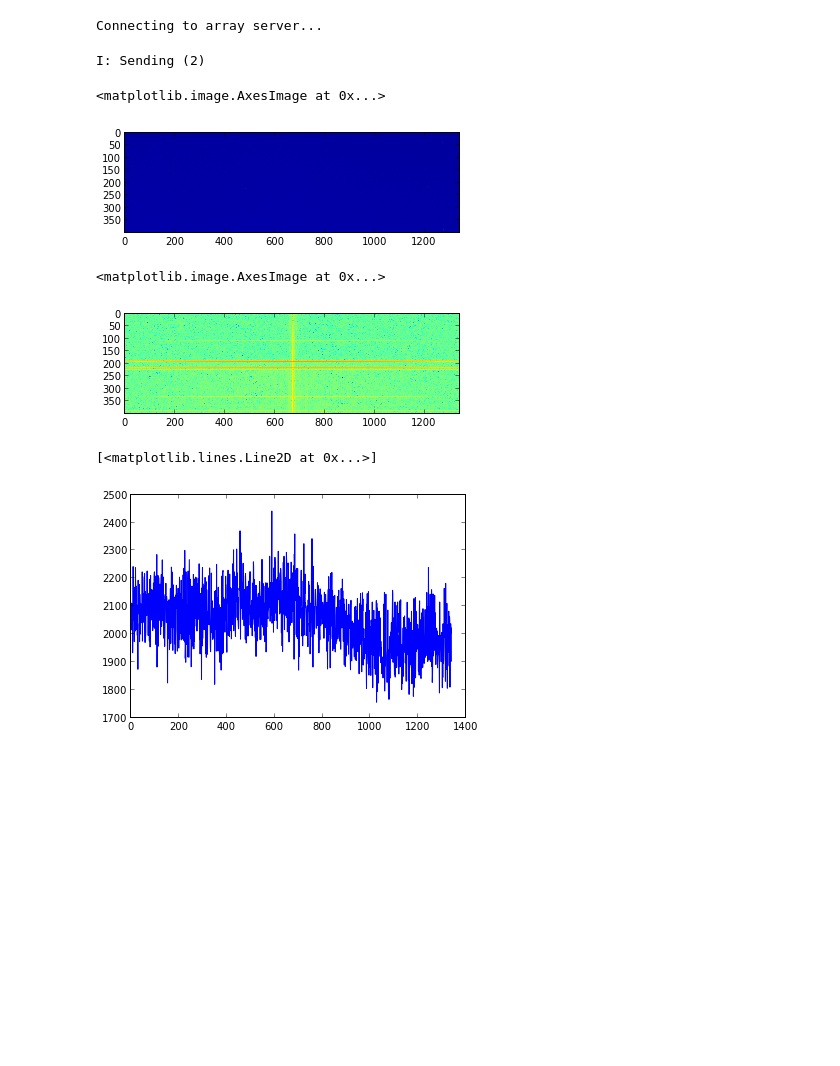
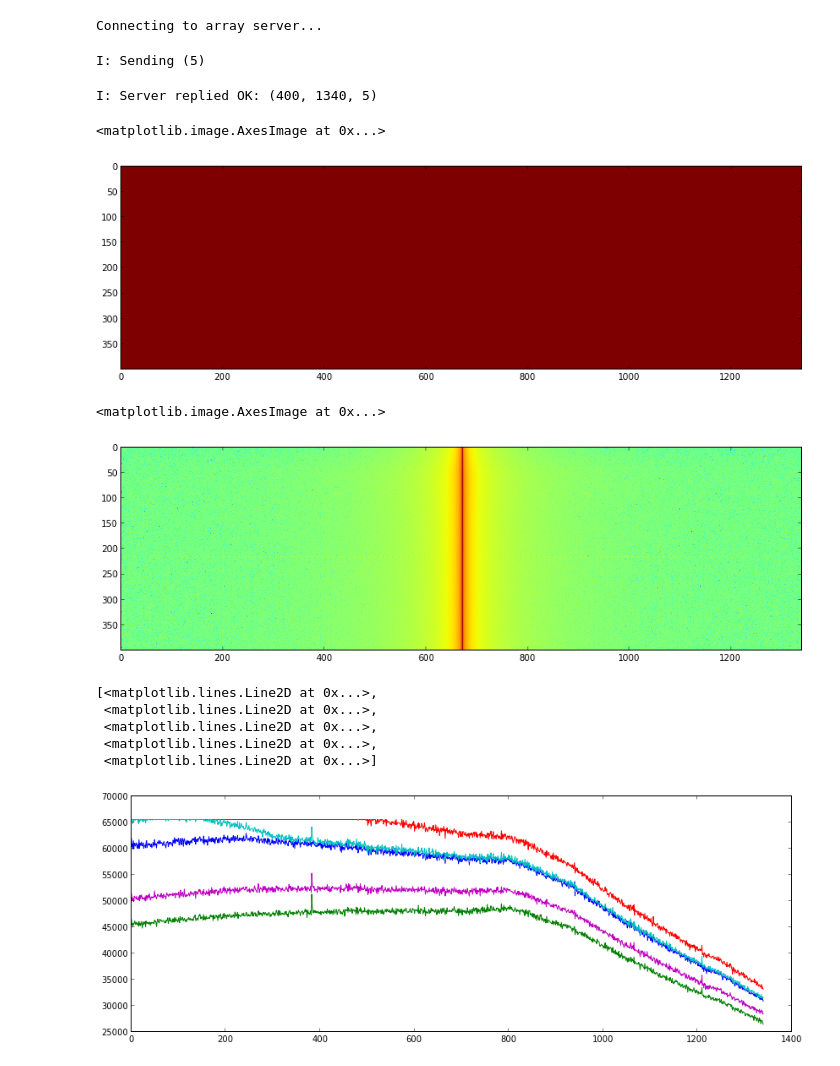
Before and after one commit to DawesLab/Camserver, a Jupyter notebook: array_client.ipynb, the cells around one changed output. Drawn from its saved outputs; the diff is of its cells as text; code cells hidden in the pictures; blank space fills up the shorter version.

Commit message:
working after fix to get_all_data

```diff
--- a/array_client.ipynb
+++ b/array_client.ipynb
@@ -5,6 +5,8 @@ import numpy
 %pylab inline
 # %% [output]
 Populating the interactive namespace from numpy and matplotlib
+# %%
+pylab.rcParams['figure.figsize'] = 14,5
 # %%
 def recv_array(socket, flags=0, copy=False, track=False):
     """recv a numpy array"""
@@ -29,13 +31,13 @@ poll.register(client, zmq.POLLIN)
 # %% [output]
 Connecting to array server...
 # %%
-shots_requested = 2
+shots_requested = 5
 request = str(shots_requested)  # ask for one shot of data
 print "I: Sending (%s)" % request
 
 client.send(request)
 # %% [output]
-I: Sending (2)
+I: Sending (5)
 # %%
 socks = dict(poll.poll(REQUEST_TIMEOUT))
 if socks.get(client) == zmq.POLLIN:
@@ -43,23 +45,29 @@ if socks.get(client) == zmq.POLLIN:
     #reply = client.recv()
 
     if len(data_array) > 1:  # TODO test for the right size array
-        print "I: Server replied OK (%s,%s)" % data_array.shape
+        print "I: Server replied OK: " + str(data_array.shape)
 
     else:
         # print "E: Malformed reply from server: %s" % reply
         print "E: no reply from server"
+# %% [output]
+I: Server replied OK: (400, 1340, 5)
 # %%
-imshow(data_array)
+imshow(data_array[:,:,1])
 # %% [output]
 <matplotlib.image.AxesImage at 0x...>
-[figure, old version]
+[figure, new version]
 # %%
-imshow(numpy.fft.fftshift(numpy.log(numpy.abs(numpy.fft.fft2(data_array,axes=[1]))),axes=[1]))
+imshow(numpy.fft.fftshift(numpy.log(numpy.abs(numpy.fft.fft2(data_array[:,:,0],axes=[1]))),axes=[1]))
 # %% [output]
 <matplotlib.image.AxesImage at 0x...>
-[figure, old version]
+[figure, new version]
 # %%
-plot(data_array[100,:])
+plot(data_array[100,:,:])
 # %% [output]
-[<matplotlib.lines.Line2D at 0x...>]
+[<matplotlib.lines.Line2D at 0x...>,
+ <matplotlib.lines.Line2D at 0x...>,
+ <matplotlib.lines.Line2D at 0x...>,
+ <matplotlib.lines.Line2D at 0x...>,
+ <matplotlib.lines.Line2D at 0x...>]
-[figure, old version]
+[figure, new version]
```
Also changed, not shown: 2 other files.
